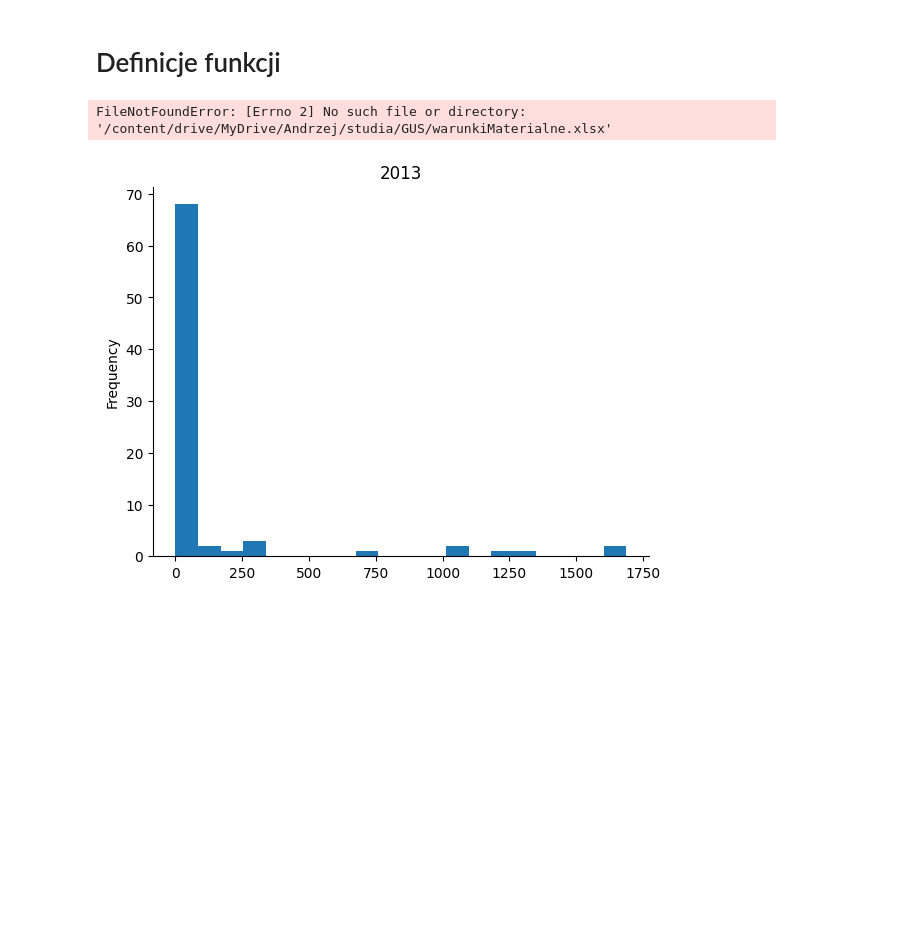
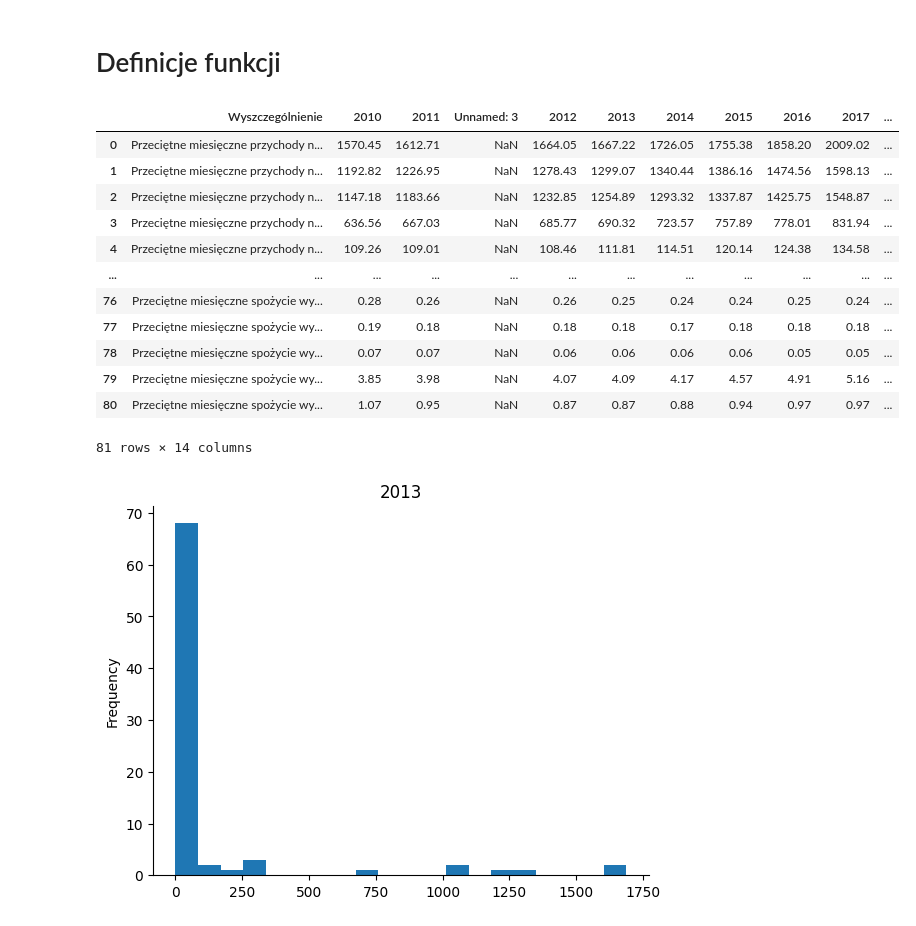
Before and after one commit to zawiskrz/data-lab-python311, a Jupyter notebook: GUS.ipynb, the cells around one changed output. Drawn from its saved outputs; the diff is of its cells as text; code cells hidden in the pictures; blank space fills up the shorter version.

```diff
--- a/GUS.ipynb
+++ b/GUS.ipynb
@@ -141,10 +141,22 @@ def standaryzacja_cech(df):
   return(wynik)
 # %%
 import pandas as pd
-dane = pd.read_excel("/content/drive/MyDrive/Andrzej/studia/GUS/warunkiMaterialne.xlsx",sheet_name="Warunki_materialne")
+dane = pd.read_excel("/content/drive/MyDrive/Projekty/dane/warunkiMaterialne.xlsx",sheet_name="Warunki_materialne")
 dane
 # %% [output]
+|  | Wyszczególnienie | 2010 | 2011 | Unnamed: 3 | 2012 | 2013 | 2014 | 2015 | 2016 | 2017 | ... |
+| 0 | Przeciętne miesięczne przychody n... | 1570.45 | 1612.71 | NaN | 1664.05 | 1667.22 | 1726.05 | 1755.38 | 1858.20 | 2009.02 | ... |
+| 1 | Przeciętne miesięczne przychody n... | 1192.82 | 1226.95 | NaN | 1278.43 | 1299.07 | 1340.44 | 1386.16 | 1474.56 | 1598.13 | ... |
+| 2 | Przeciętne miesięczne przychody n... | 1147.18 | 1183.66 | NaN | 1232.85 | 1254.89 | 1293.32 | 1337.87 | 1425.75 | 1548.87 | ... |
+| 3 | Przeciętne miesięczne przychody n... | 636.56 | 667.03 | NaN | 685.77 | 690.32 | 723.57 | 757.89 | 778.01 | 831.94 | ... |
+| 4 | Przeciętne miesięczne przychody n... | 109.26 | 109.01 | NaN | 108.46 | 111.81 | 114.51 | 120.14 | 124.38 | 134.58 | ... |
+| ... | ... | ... | ... | ... | ... | ... | ... | ... | ... | ... | ... |
+| 76 | Przeciętne miesięczne spożycie wy... | 0.28 | 0.26 | NaN | 0.26 | 0.25 | 0.24 | 0.24 | 0.25 | 0.24 | ... |
+| 77 | Przeciętne miesięczne spożycie wy... | 0.19 | 0.18 | NaN | 0.18 | 0.18 | 0.17 | 0.18 | 0.18 | 0.18 | ... |
+| 78 | Przeciętne miesięczne spożycie wy... | 0.07 | 0.07 | NaN | 0.06 | 0.06 | 0.06 | 0.06 | 0.05 | 0.05 | ... |
+| 79 | Przeciętne miesięczne spożycie wy... | 3.85 | 3.98 | NaN | 4.07 | 4.09 | 4.17 | 4.57 | 4.91 | 5.16 | ... |
+| 80 | Przeciętne miesięczne spożycie wy... | 1.07 | 0.95 | NaN | 0.87 | 0.87 | 0.88 | 0.94 | 0.97 | 0.97 | ... |
-FileNotFoundError: [Errno 2] No such file or directory: '/content/drive/MyDrive/Andrzej/studia/GUS/warunkiMaterialne.xlsx'
+81 rows × 14 columns
 # %%
 # @title 2013
 
```
Also changed, not shown: parts of 5 cells of this notebook.
